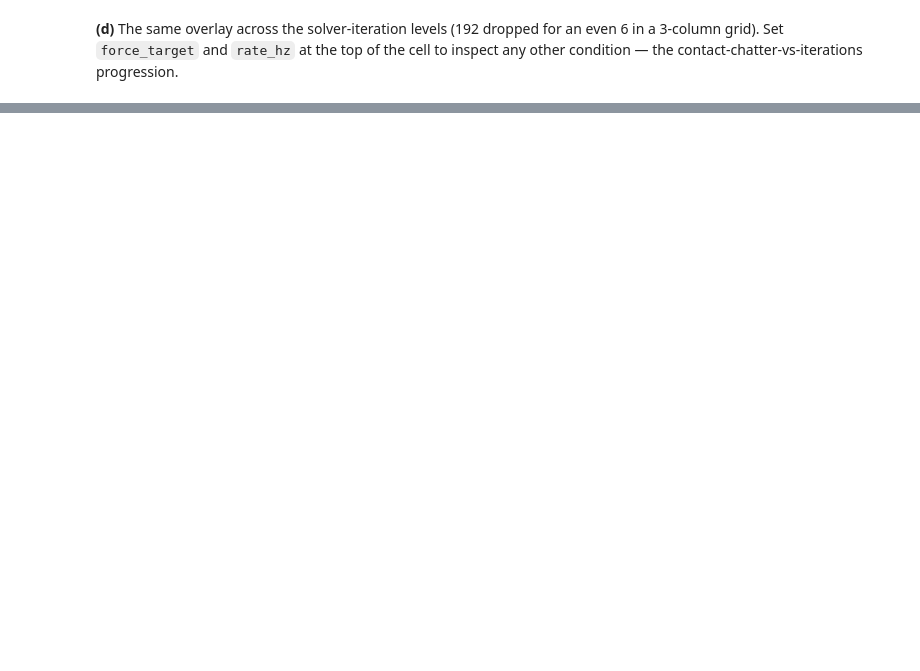
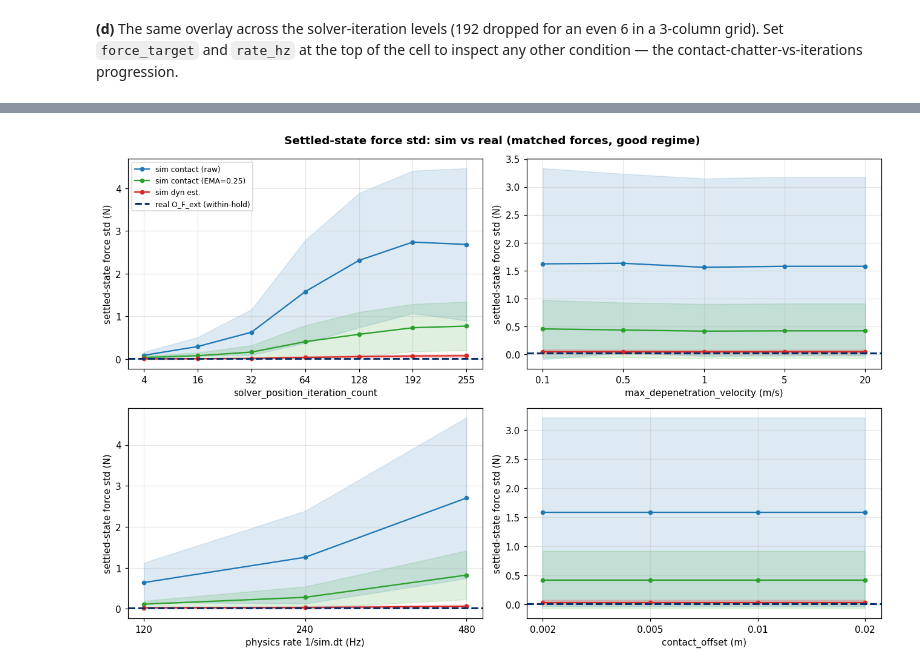
Before and after one commit to RoboNuke/in-contact_sim-real_force_verification, a Jupyter notebook: data_analysis/param_sweep_analysis.ipynb, the cells around one changed output, grey strips where cells are left out. Saved outputs shown, nothing was run; the diff lists cells and outputs as text; code cells hidden in the pictures; blank space fills up the shorter version.

```diff
--- a/data_analysis/param_sweep_analysis.ipynb
+++ b/data_analysis/param_sweep_analysis.ipynb
@@ -517,0 +722,24 @@ save_fig(fig, "force_timeseries_across_iters")
+# %%
+if REAL_FORCES:
+    data = df[(df["regime"] == "good") & (df[FORCE_COL].isin(REAL_FORCES))]
+    real_within = float(np.mean([REAL[f]["contact_std"].mean() for f in REAL_FORCES]))  # temporal, within a hold
+    fig, axes = plt.subplots(2, 2, figsize=(12, 8))
+    for ax, iv in zip(axes.ravel(), IV_COLS):
+        xs = _iv_order(iv, data[iv].unique()); xpos = np.arange(len(xs))
+        for col, name, color in [("noise_std", "sim contact (raw)", "#1f77b4"),
+                                 ("filt_noise_std", f"sim contact (EMA={SIM_EMA_ALPHA})", "#2ca02c"),
+                                 ("dyn_noise_std", "sim dyn est.", "#d62728")]:
+            g = data.groupby(iv)[col].agg(["mean", "std"]).reindex(xs)
+            m = g["mean"].values; s = np.nan_to_num(g["std"].values)
+            ax.plot(xpos, m, "-o", color=color, ms=4, label=name)
+            ax.fill_between(xpos, m - s, m + s, color=color, alpha=0.15)
+        ax.axhline(real_within, color="#08306b", lw=2, ls="--", label="real O_F_ext (within-hold)")
+        ax.set_xticks(xpos); ax.set_xticklabels(_xticklabels(iv, xs))
+        ax.set_xlabel(IV_LABELS[iv]); ax.set_ylabel("settled-state force std (N)"); ax.grid(alpha=0.3)
+    axes[0, 0].legend(fontsize=8)
+    fig.suptitle("Settled-state force std: sim vs real (matched forces, good regime)", fontweight="bold")
+    fig.tight_layout(); save_fig(fig, "std_sim_vs_real")
+else:
+    print("no real data loaded")
+# %% [output]
+[figure, added]
```
Also changed, not shown: parts of 24 cells of this notebook, 20 other files.
